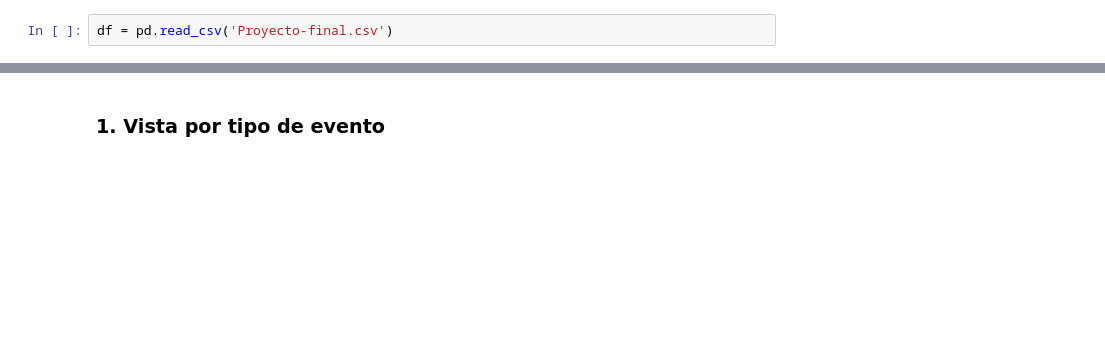
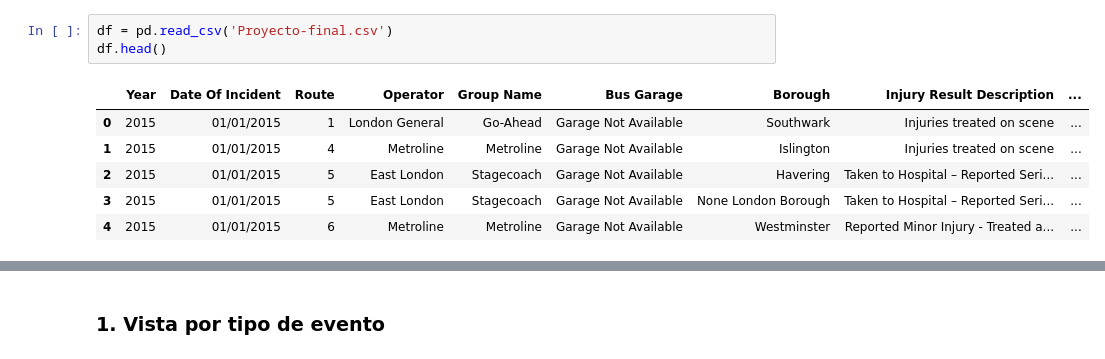
Before and after one commit to juniorpeves/Notebook-Visualization, a Jupyter notebook: ProyectoFinal-BI.ipynb, the cells around one changed output, grey strips where cells are left out. Cells and saved outputs as stored; diff of their text form; blank space fills up the shorter version.

```diff
--- a/ProyectoFinal-BI.ipynb
+++ b/ProyectoFinal-BI.ipynb
@@ -6,2 +9,10 @@ import seaborn as sns
 # %%
 df = pd.read_csv('Proyecto-final.csv')
+df.head()
+# %% [output]
+|  | Year | Date Of Incident | Route | Operator | Group Name | Bus Garage | Borough | Injury Result Description | ... |
+| 0 | 2015 | 01/01/2015 | 1 | London General | Go-Ahead | Garage Not Available | Southwark | Injuries treated on scene | ... |
+| 1 | 2015 | 01/01/2015 | 4 | Metroline | Metroline | Garage Not Available | Islington | Injuries treated on scene | ... |
+| 2 | 2015 | 01/01/2015 | 5 | East London | Stagecoach | Garage Not Available | Havering | Taken to Hospital – Reported Seri... | ... |
+| 3 | 2015 | 01/01/2015 | 5 | East London | Stagecoach | Garage Not Available | None London Borough | Taken to Hospital – Reported Seri... | ... |
+| 4 | 2015 | 01/01/2015 | 6 | Metroline | Metroline | Garage Not Available | Westminster | Reported Minor Injury - Treated a... | ... |
```
Also changed, not shown: parts of 10 cells of this notebook, 1 other file.
